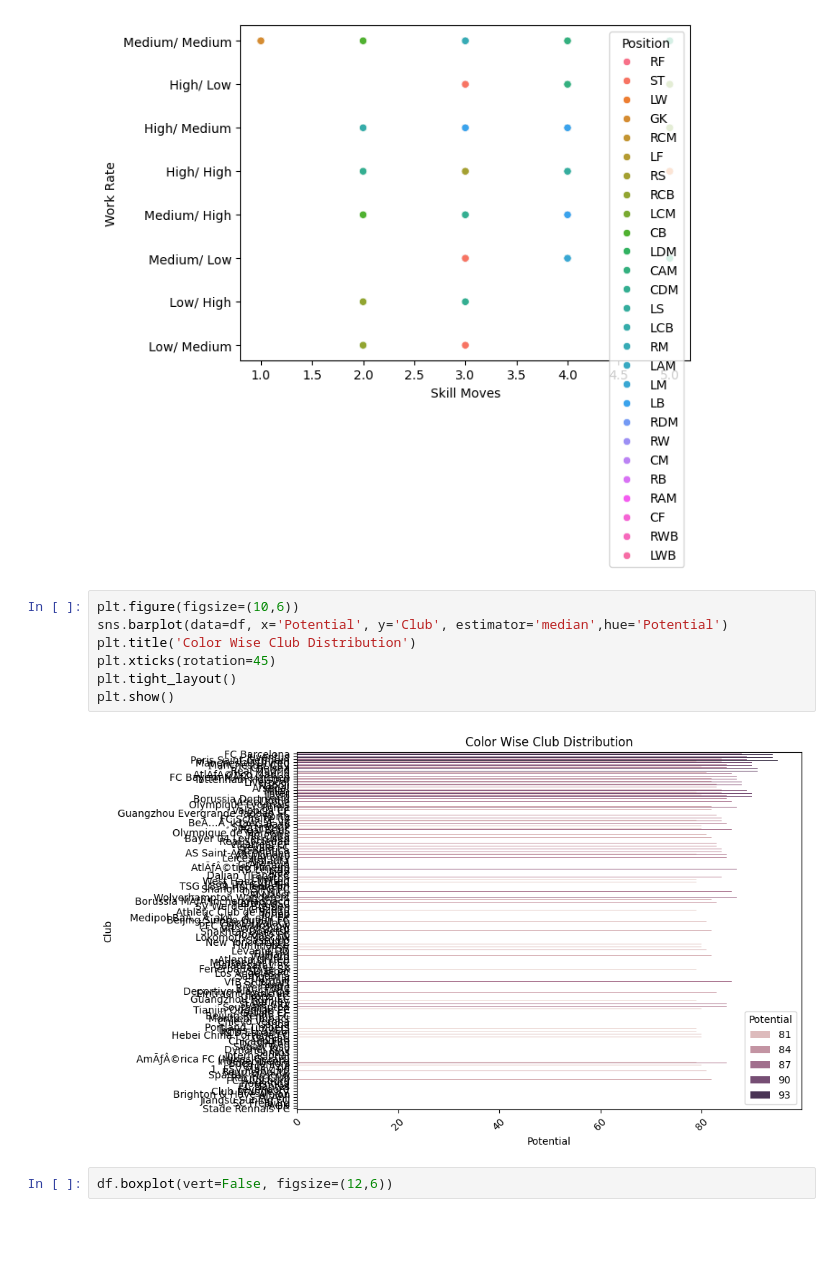
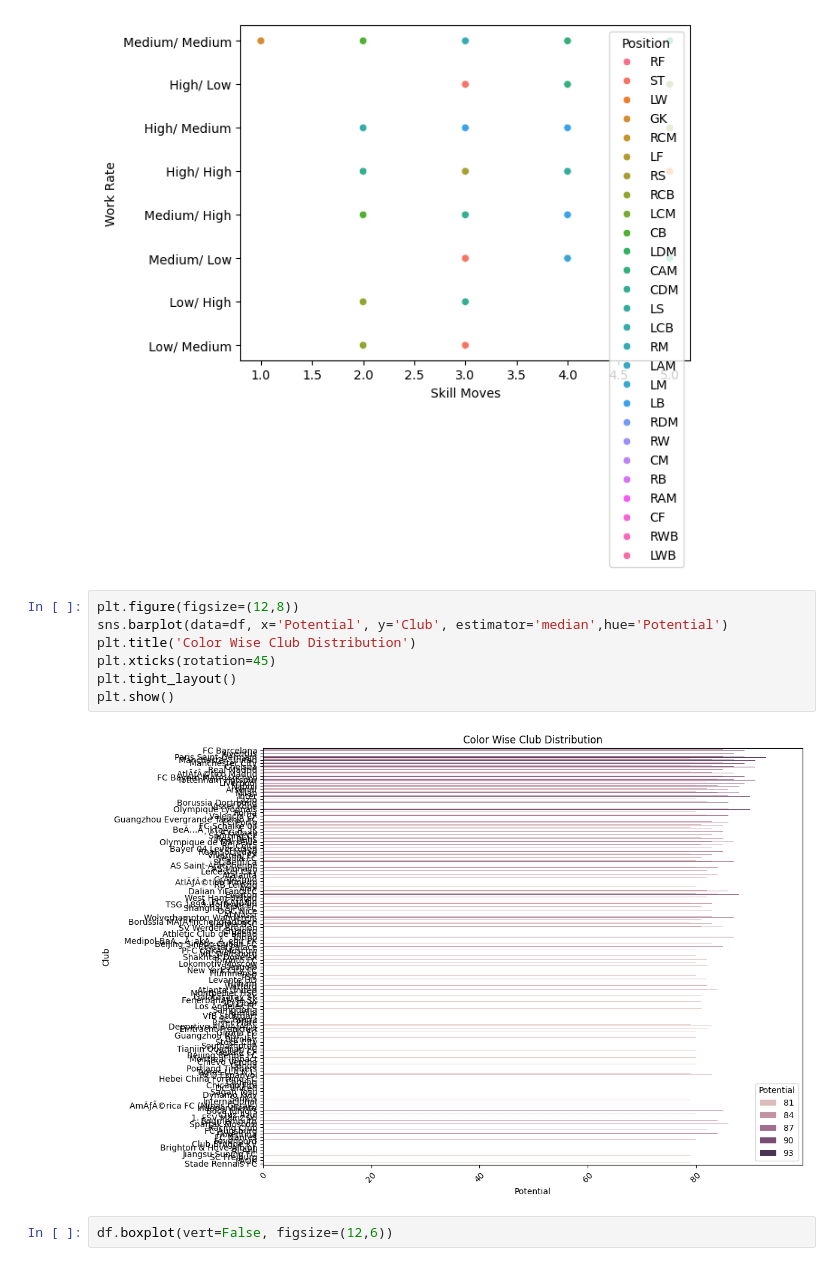
Before and after one commit to Manitheboss/Sports-Data-Analysis, a Jupyter notebook: Main_Project_Sports_Data_Analysis.ipynb, the cells around one changed output. Drawn from its saved outputs; the diff is of its cells as text; blank space fills up the shorter version.

```diff
--- a/Main_Project_Sports_Data_Analysis.ipynb
+++ b/Main_Project_Sports_Data_Analysis.ipynb
@@ -140,14 +181,14 @@ plt.show()
 # %% [output]
 [figure]
 # %%
-plt.figure(figsize=(10,6))
+plt.figure(figsize=(12,8))
 sns.barplot(data=df, x='Potential', y='Club', estimator='median',hue='Potential')
 plt.title('Color Wise Club Distribution')
 plt.xticks(rotation=45)
 plt.tight_layout()
 plt.show()
 # %% [output]
-[figure, old version]
+[figure, new version]
 # %%
 df.boxplot(vert=False, figsize=(12,6))
 # %% [output]
```
Also changed, not shown: parts of 11 cells of this notebook.
